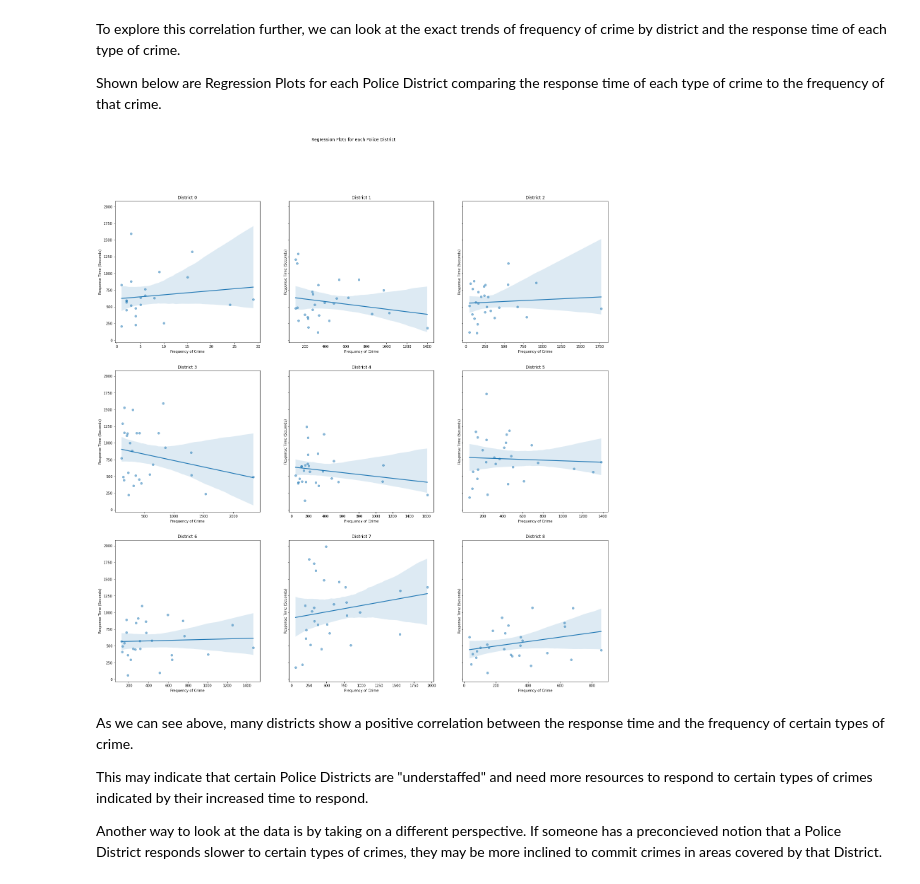
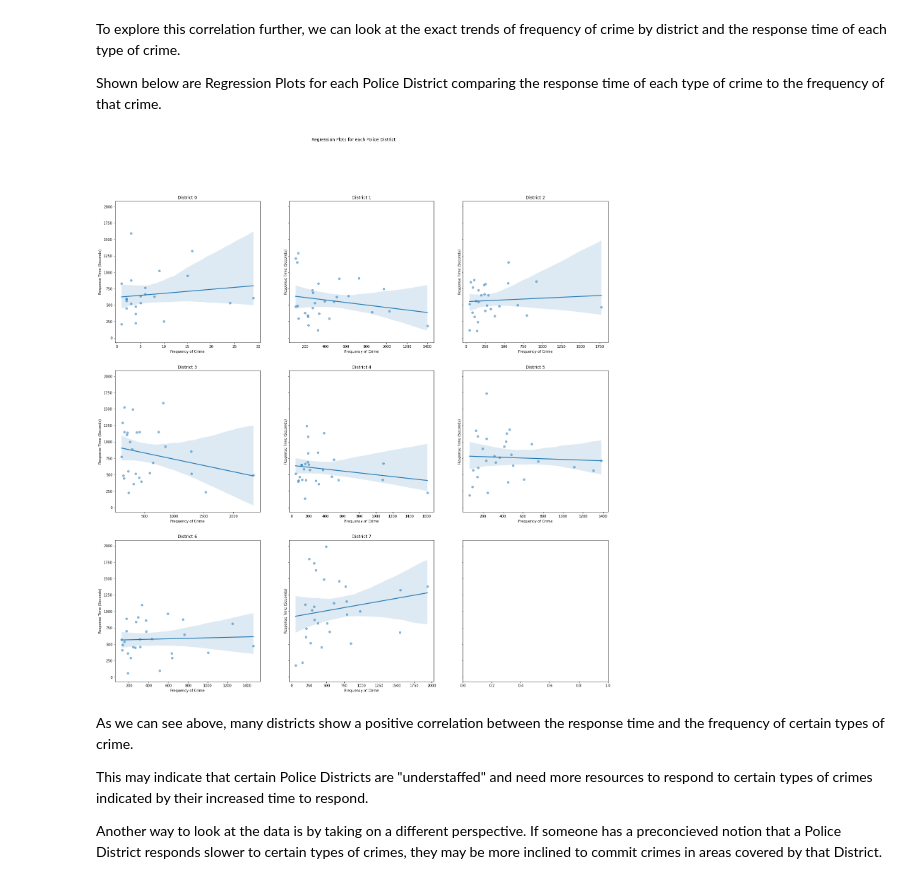
Before and after one commit to M-Sender/ServiceLearning, a Jupyter notebook: code/analysis.ipynb, the cells around one changed output. Saved outputs shown, nothing was run; the diff lists cells and outputs as text; code cells hidden in the pictures.

```diff
--- a/code/analysis.ipynb
+++ b/code/analysis.ipynb
@@ -346,16 +353,16 @@ Shown below are Regression Plots for each Police District comparing the response
 # %%
 count_by_type_crime_and_district = top_Call_df.groupby(['PoliceDistrict','TypeText']).Income.count().unstack()
 resp_by_type_and_district = top_Call_df.groupby(['PoliceDistrict','typeCall']).responseSeconds.mean().unstack()
 resp_by_type_crime_and_district = top_Call_df.groupby(['PoliceDistrict','TypeText']).responseSeconds.mean().unstack()
 
 fig,ax = plt.subplots(3,3,figsize=(25,25),sharey=True)
 fig.suptitle('Regression Plots for each Police District')
-for i in range(9):
+for i in range(8):
     sns.regplot(x=count_by_type_crime_and_district.iloc[i,:], y=resp_by_type_crime_and_district.iloc[i,:],scatter_kws={'alpha':0.5},ax=ax[i//3][i%3],marker='o').set_title('District '+str(i))
     ax[i//3][i%3].set_xlabel('Frequency of Crime')
     ax[i//3][i%3].set_ylabel('Response Time (Seconds)')
 # %% [output]
-[figure, old version]
+[figure, new version]
 # %% [markdown]
 As we can see above, many districts show a positive correlation between the response time and the frequency of certain types of crime.
 
```
Also changed, not shown: parts of 4 cells of this notebook.
